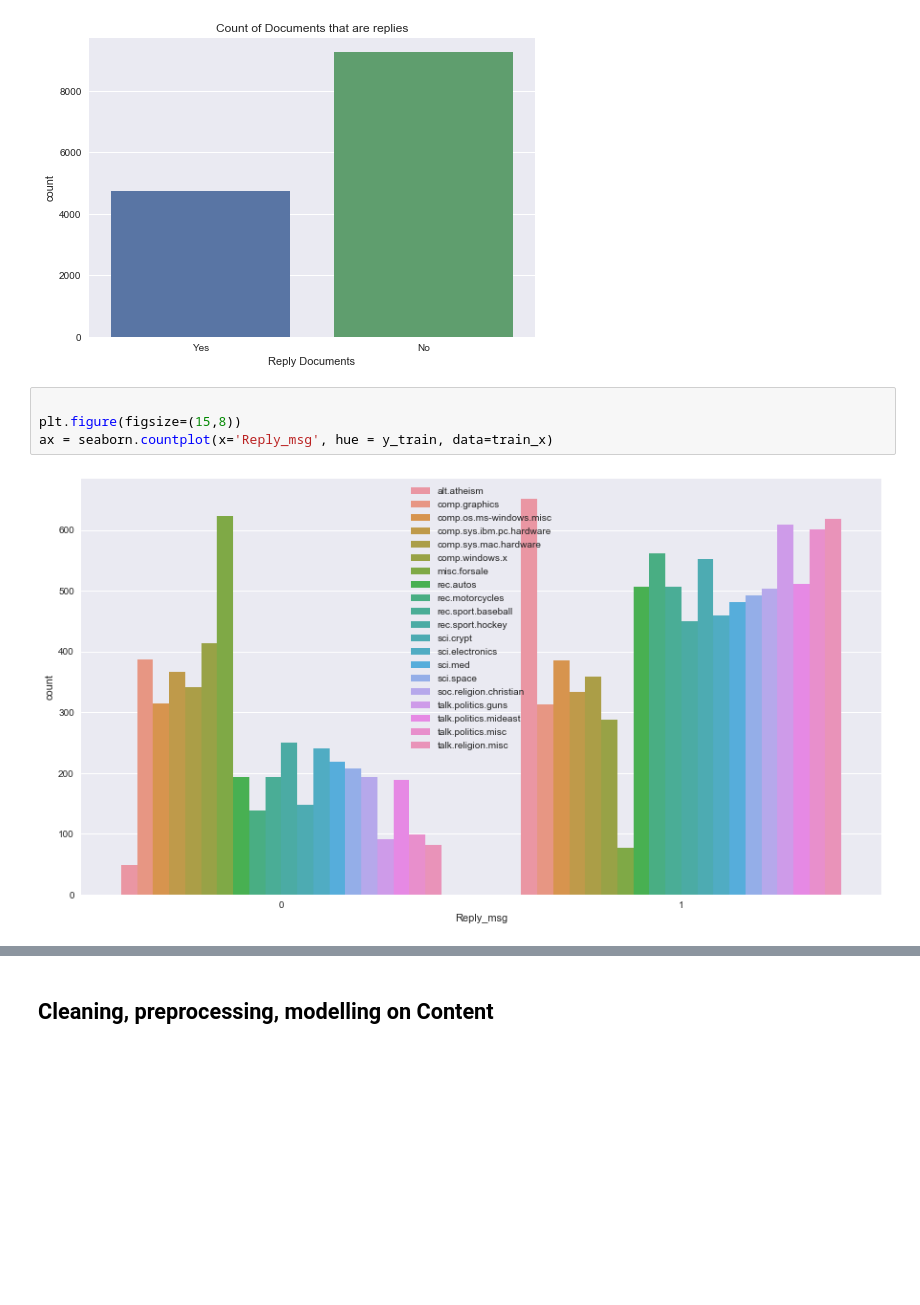
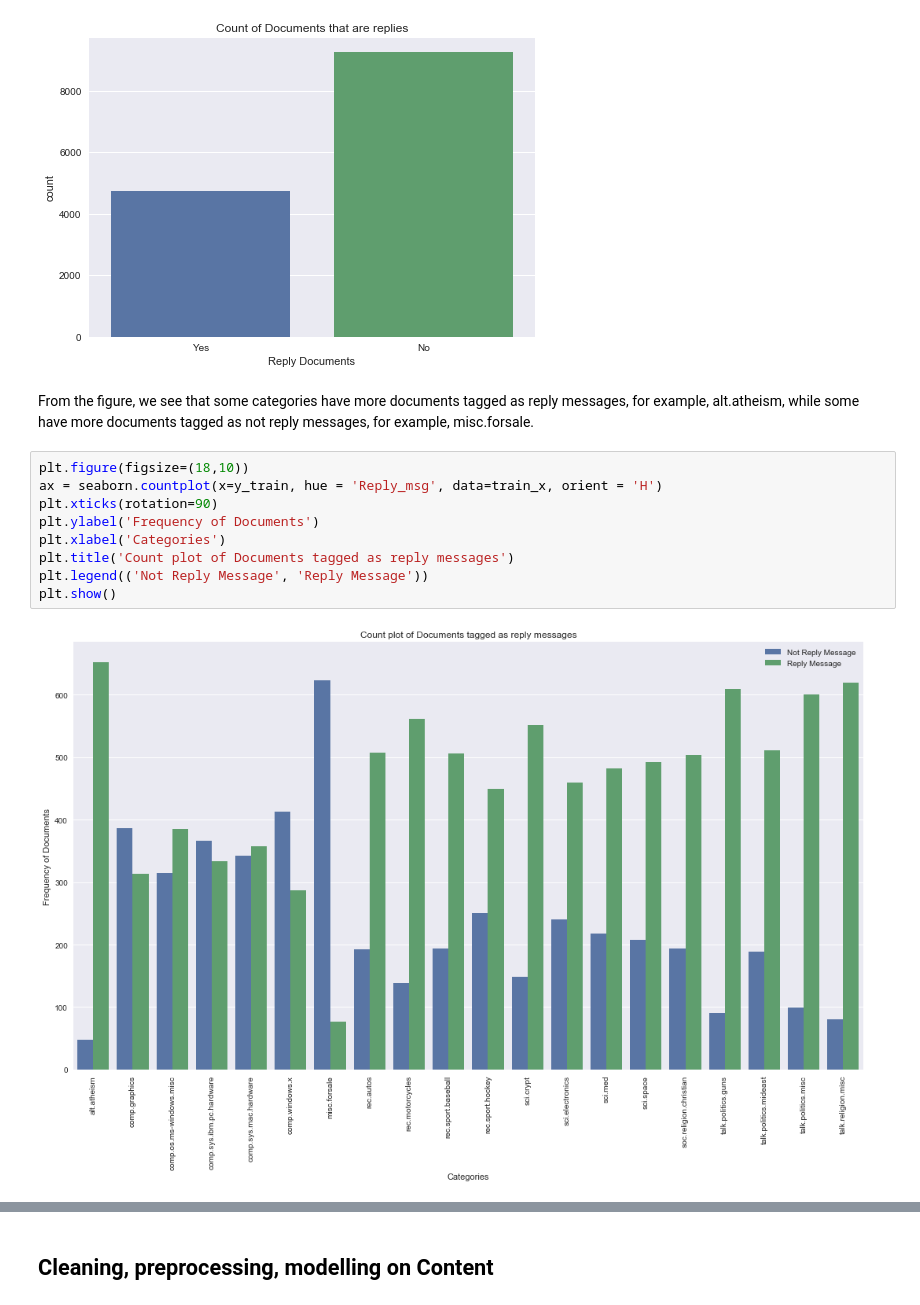
Before and after one commit to Chialijuan/20Newsgrp-Analysis, a Jupyter notebook: 20 Newsgroups YY.ipynb, the cells around one changed output, grey strips where cells are left out. Drawn from its saved outputs; the diff is of its cells as text; blank space fills up the shorter version.

```diff
--- a/20 Newsgroups YY.ipynb
+++ b/20 Newsgroups YY.ipynb
@@ -395,9 +397,16 @@ Reply_msg
 1    9260
 Name: Content, dtype: int64
 [figure]
-# %%
-
-plt.figure(figsize=(15,8))
-ax = seaborn.countplot(x='Reply_msg', hue = y_train, data=train_x)
-# %% [output]
-[figure, removed]
+# %% [markdown]
+From the figure, we see that some categories have more documents tagged as reply messages, for example, alt.atheism, while some have more documents tagged as not reply messages, for example, misc.forsale.
+# %%
+plt.figure(figsize=(18,10))
+ax = seaborn.countplot(x=y_train, hue = 'Reply_msg', data=train_x, orient = 'H')
+plt.xticks(rotation=90)
+plt.ylabel('Frequency of Documents')
+plt.xlabel('Categories')
+plt.title('Count plot of Documents tagged as reply messages')
+plt.legend(('Not Reply Message', 'Reply Message'))
+plt.show()
+# %% [output]
+[figure, added]
```
Also changed, not shown: parts of 72 cells of this notebook.
